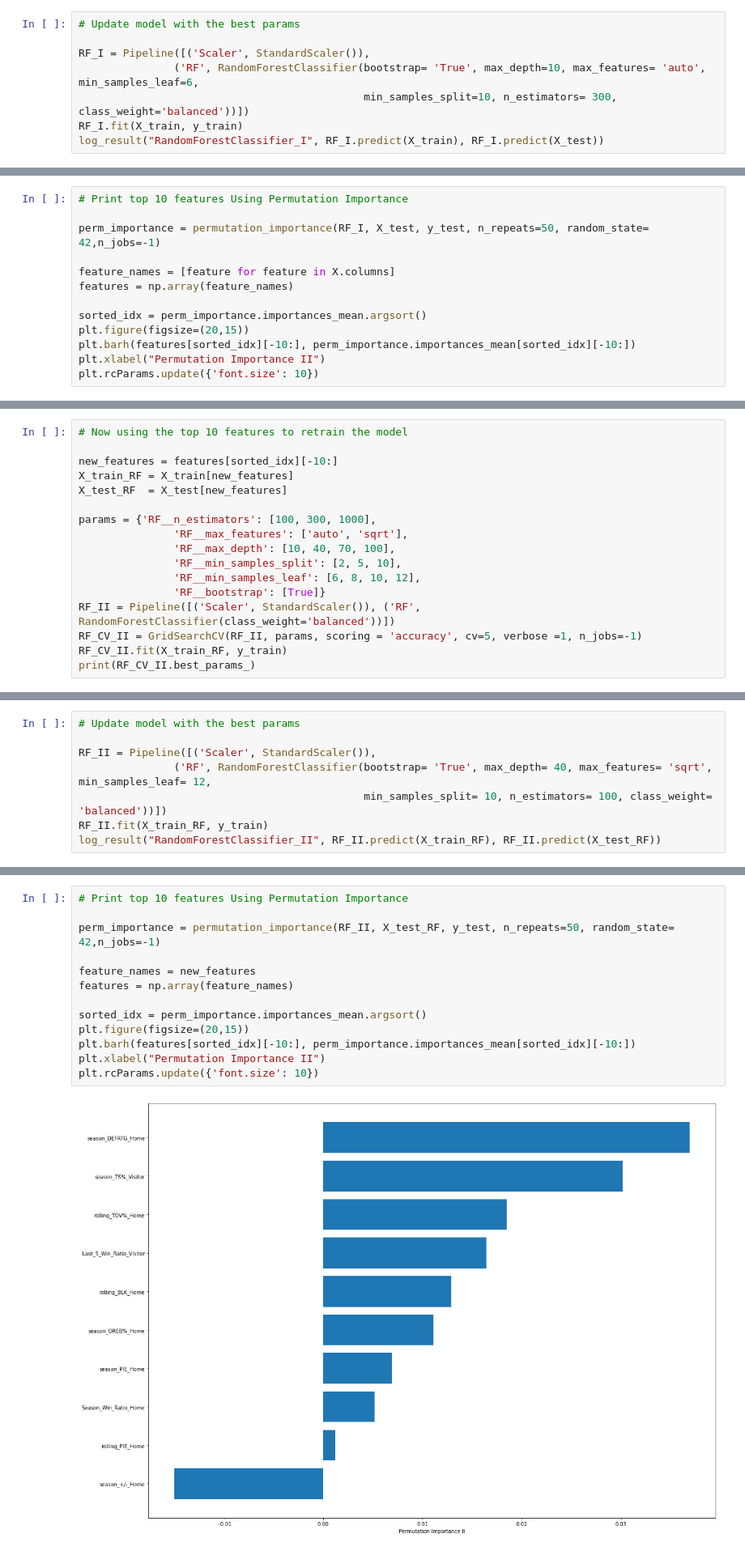
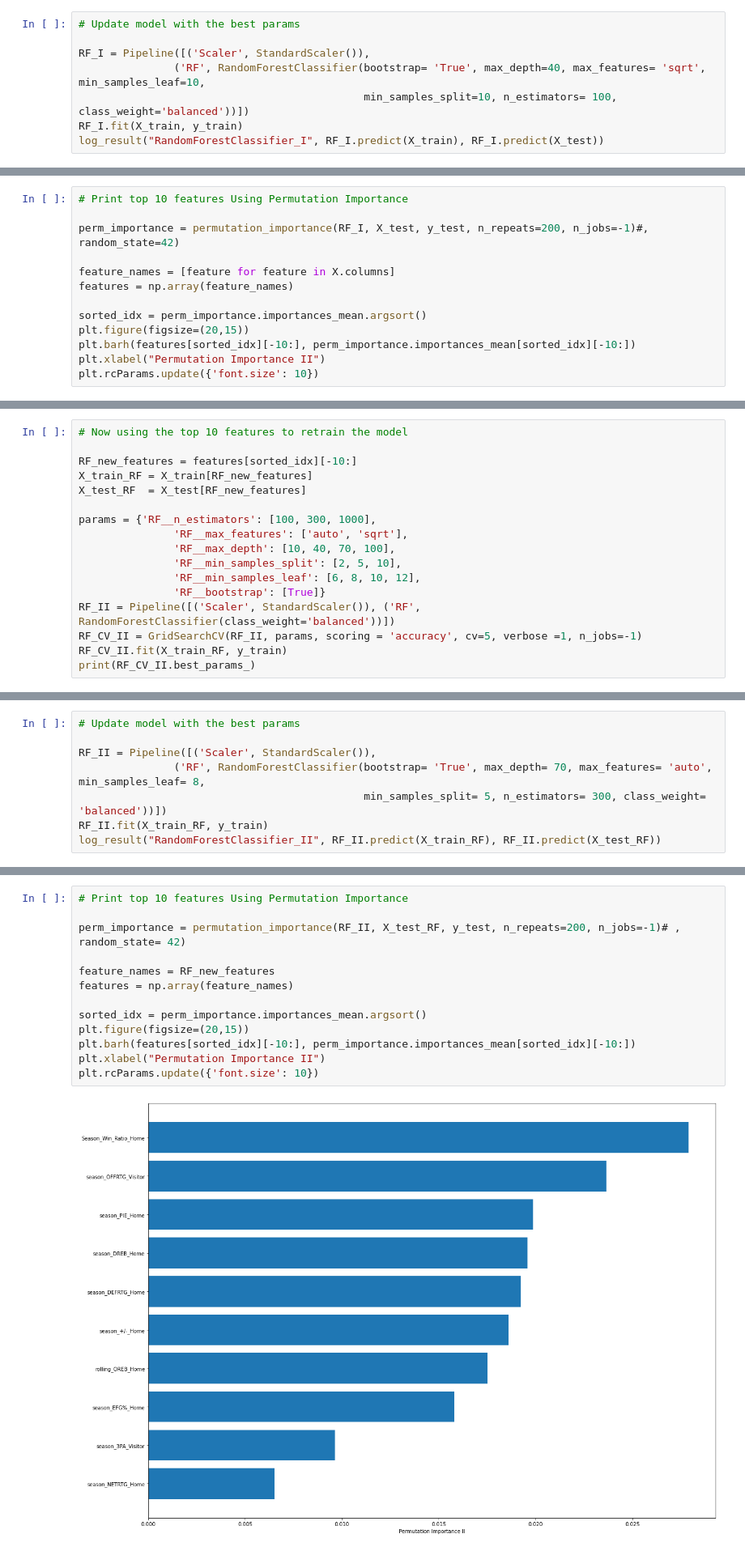
Before and after one commit to wt0034/Springboard, a Jupyter notebook: Capstone 3/Capstone 3.ipynb, the cells around one changed output, grey strips where cells are left out. Shown: that part at 81% size. Saved outputs shown, nothing was run; the diff lists cells and outputs as text.

```diff
--- a/Capstone 3/Capstone 3.ipynb
+++ b/Capstone 3/Capstone 3.ipynb
@@ -640,8 +639,8 @@ Fitting 5 folds for each of 288 candidates, totalling 1440 fits
 # Update model with the best params
 
 RF_I = Pipeline([('Scaler', StandardScaler()),
-               ('RF', RandomForestClassifier(bootstrap= 'True', max_depth=10, max_features= 'auto', min_samples_leaf=6,
-                                             min_samples_split=10, n_estimators= 300, class_weight='balanced'))])
+               ('RF', RandomForestClassifier(bootstrap= 'True', max_depth=40, max_features= 'sqrt', min_samples_leaf=10,
+                                             min_samples_split=10, n_estimators= 100, class_weight='balanced'))])
 RF_I.fit(X_train, y_train)
 log_result("RandomForestClassifier_I", RF_I.predict(X_train), RF_I.predict(X_test))
 # %% [output]
@@ -692,7 +691,7 @@ Variables
 # %%
 # Print top 10 features Using Permutation Importance
 
-perm_importance = permutation_importance(RF_I, X_test, y_test, n_repeats=50, random_state= 42,n_jobs=-1)
+perm_importance = permutation_importance(RF_I, X_test, y_test, n_repeats=200, n_jobs=-1)#, random_state=42)
 
 feature_names = [feature for feature in X.columns]
 features = np.array(feature_names)
@@ -724,9 +723,9 @@ RF_features_I.reset_index(drop=True)
 # %%
 # Now using the top 10 features to retrain the model
 
-new_features = features[sorted_idx][-10:]
-X_train_RF = X_train[new_features]
-X_test_RF  = X_test[new_features]
+RF_new_features = features[sorted_idx][-10:]
+X_train_RF = X_train[RF_new_features]
+X_test_RF  = X_test[RF_new_features]
 
 params = {'RF__n_estimators': [100, 300, 1000],
                'RF__max_features': ['auto', 'sqrt'],
@@ -745,8 +744,8 @@ Fitting 5 folds for each of 288 candidates, totalling 1440 fits
 # Update model with the best params
 
 RF_II = Pipeline([('Scaler', StandardScaler()),
-               ('RF', RandomForestClassifier(bootstrap= 'True', max_depth= 40, max_features= 'sqrt', min_samples_leaf= 12,
-                                             min_samples_split= 10, n_estimators= 100, class_weight= 'balanced'))])
+               ('RF', RandomForestClassifier(bootstrap= 'True', max_depth= 70, max_features= 'auto', min_samples_leaf= 8,
+                                             min_samples_split= 5, n_estimators= 300, class_weight= 'balanced'))])
 RF_II.fit(X_train_RF, y_train)
 log_result("RandomForestClassifier_II", RF_II.predict(X_train_RF), RF_II.predict(X_test_RF))
 # %% [output]
@@ -797,15 +796,15 @@ Variables
 # %%
 # Print top 10 features Using Permutation Importance
 
-perm_importance = permutation_importance(RF_II, X_test_RF, y_test, n_repeats=50, random_state= 42,n_jobs=-1)
+perm_importance = permutation_importance(RF_II, X_test_RF, y_test, n_repeats=200, n_jobs=-1)# , random_state= 42)
 
-feature_names = new_features
+feature_names = RF_new_features
 features = np.array(feature_names)
 
 sorted_idx = perm_importance.importances_mean.argsort()
 plt.figure(figsize=(20,15))
 plt.barh(features[sorted_idx][-10:], perm_importance.importances_mean[sorted_idx][-10:])
 plt.xlabel("Permutation Importance II")
 plt.rcParams.update({'font.size': 10})
 # %% [output]
-[figure, old version]
+[figure, new version]
```
Also changed, not shown: parts of 56 cells of this notebook.
